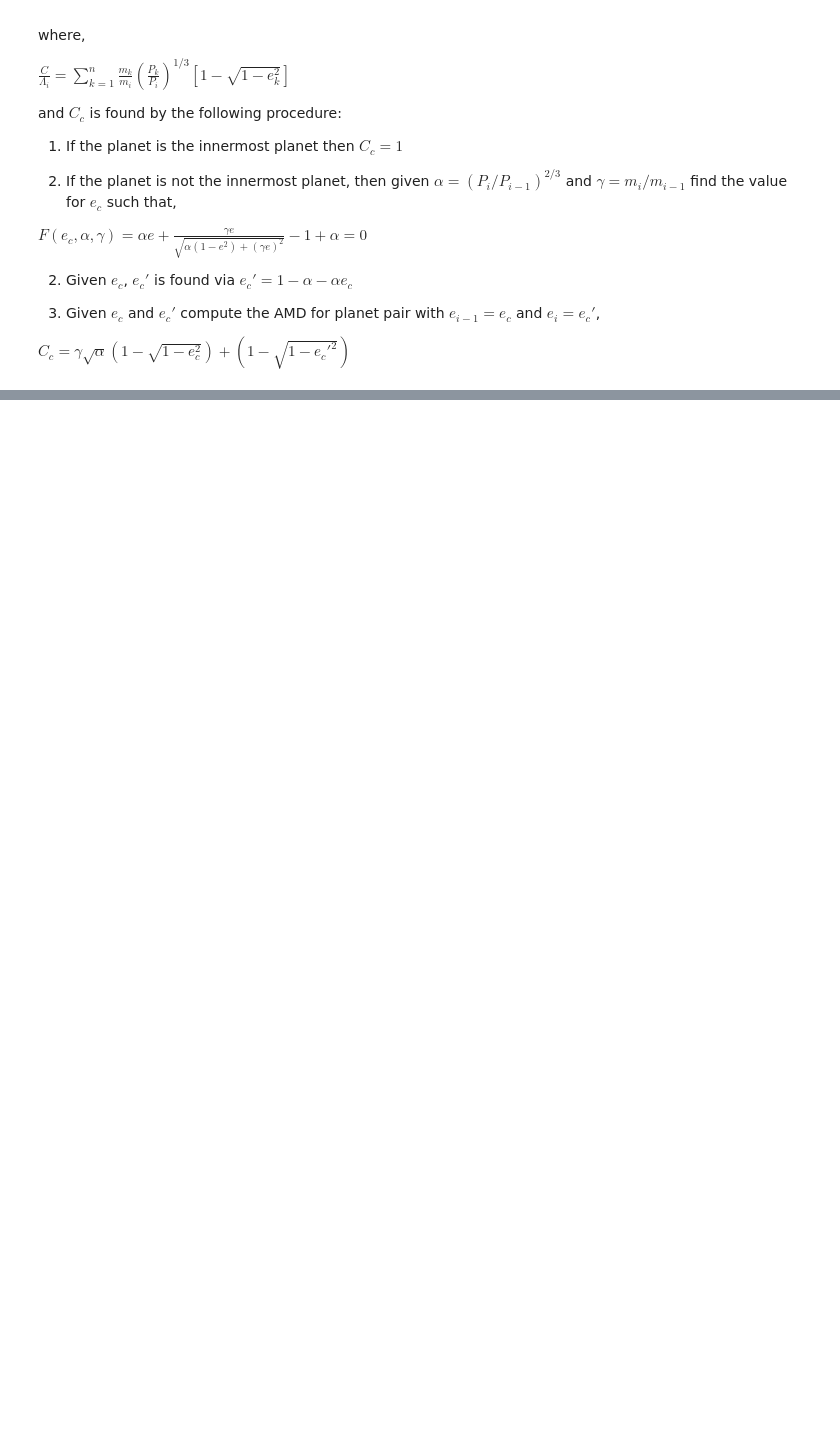
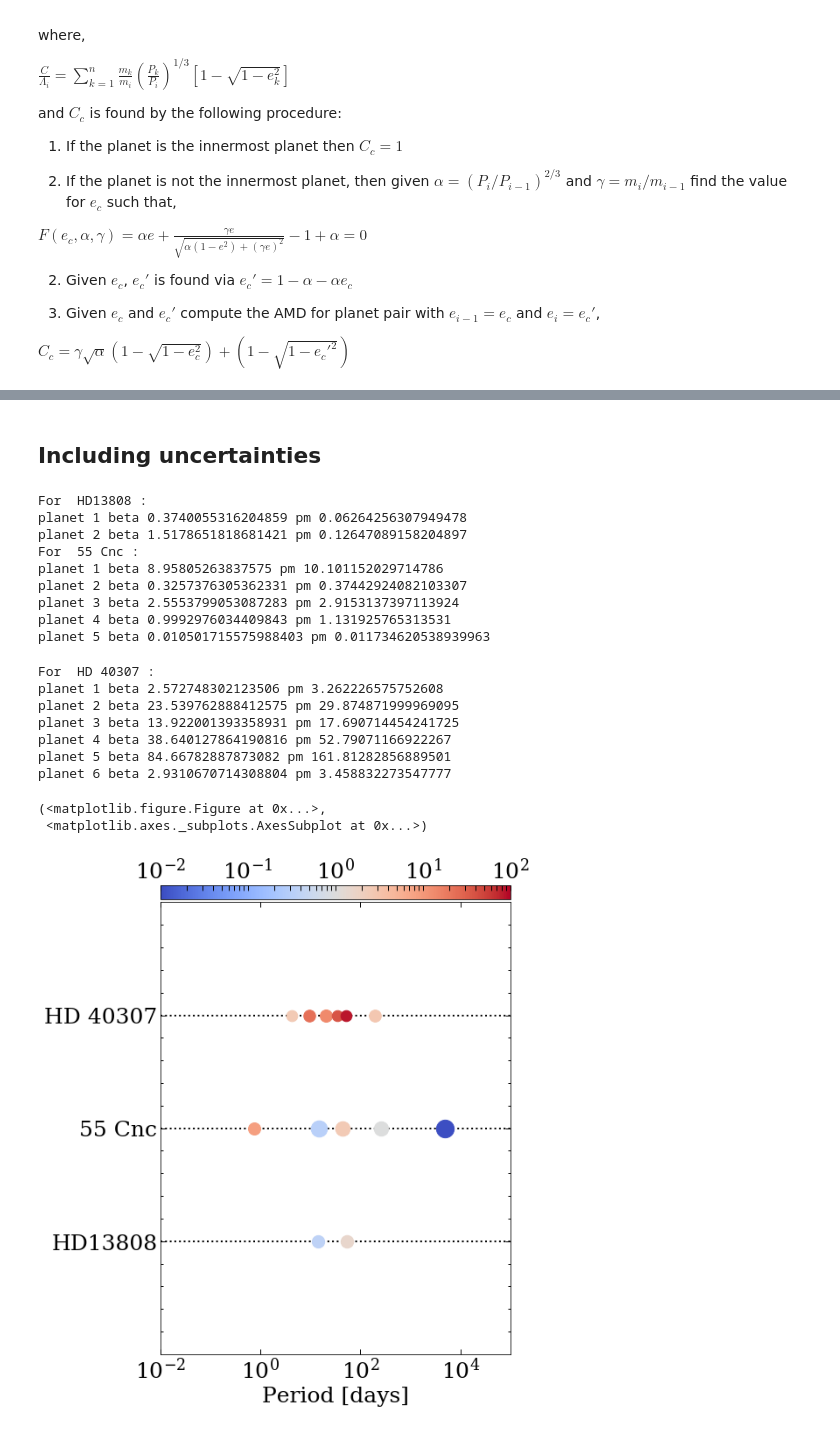
Before and after one commit to adamdempsey90/AMD-Stability, a Jupyter notebook: AMD-Stability.ipynb, the cells around one changed output, grey strips where cells are left out. Saved outputs shown, nothing was run; the diff lists cells and outputs as text; code cells hidden in the pictures; blank space fills up the shorter version.

Commit message:
Added uncertainties.

```diff
--- a/AMD-Stability.ipynb
+++ b/AMD-Stability.ipynb
@@ -28,3 +28,5 @@ $ F(e_c,\alpha,\gamma) = \alpha e + \frac{\gamma e}{\sqrt{\alpha (1 -e^2) + (\ga
 3) Given $e_c$ and $e_c'$ compute the AMD for planet pair with $e_{i-1}=e_c$ and $e_{i} = e_c'$,
 
 $C_c = \gamma \sqrt{\alpha} (1 - \sqrt{1 - e_c^2}) + (1 - \sqrt{1 - e_c'^2}) $
+# %%
+x,y = 0
@@ -199 +252,3 @@ planet 5 beta 0.8405508753449978
 [figure]
+# %% [markdown]
+## Including uncertainties
@@ -199,0 +332,45 @@ planet 5 beta 0.8405508753449978
+# %%
+hd13808 = [{ 'p':(14.182,.005) , 'e':(.17,.07), 'm':(.0325,.0029)}
+           ,{'p':(53.832,.1127), 'e':(.43,0)  , 'm':(.036,.0051)}]
+
+
+cnc55 = [{'p':(0.7365478, (1.2e-06 + 1.6e-06)/2), 'e':(.028,(0.019 + .022)/2), 'm':(.02703,.00135)},
+         {'p':(14.65314,(.00095+.0009)/2),        'e':(.0023,(.0016+.0025)/2), 'm':(.84,(.031+.23)/2)},
+         {'p':(44.373,(.018+.02)/2),              'e':(.072,(.014+.014)/2),    'm':(.1784,(.0078+.0275)/2)},
+         {'p':(260.91,.36),                       'e':(.08,(.057+.102)/2),     'm':(.1479,(.0093+.0219)/2)},
+         {'p':(4867.0,(25.+26)/2),                'e':(.0269,(.0065+.061)/2),  'm':(3.86,(.15+.6)/2)}]
+
+hd40307 = [{'p':(4.3115,.00027),  'e':(0.2,(.16+.14)/2.), 'm':(.012,.00094)},
+           {'p':(9.6207,.0013),   'e':(0.06,(.06+.11)/2), 'm':(.0202,.0014)},
+           {'p':(20.4184,.0052),  'e':(0.07,(.07+.11)/2), 'm':(.0275,.0018)},
+           {'p':(34.62, .21),     'e':(0.15,(.15+.13)/2), 'm':(.011,.0044)},
+           {'p':(51.56,.14),      'e':(0.02,(.02+.2)/2.), 'm':(.0114,.0019)},
+           {'p':(197.8,(5.7+9)/2),'e':(0.29,(.29+.31)/2), 'm':(.0223,.0082)}]
+
+
+systems= [(hd13808,'HD13808'),
+          (cnc55,'55 Cnc'),
+          (hd40307,'HD 40307')]
+
+
+plot_system_with_errors(systems,nsamples=10000)
+# %% [output]
+For  HD13808 :
+planet 1 beta 0.3740055316204859 pm 0.06264256307949478
+planet 2 beta 1.5178651818681421 pm 0.12647089158204897
+For  55 Cnc :
+planet 1 beta 8.95805263837575 pm 10.101152029714786
+planet 2 beta 0.3257376305362331 pm 0.37442924082103307
+planet 3 beta 2.5553799053087283 pm 2.9153137397113924
+planet 4 beta 0.9992976034409843 pm 1.131925765313531
+planet 5 beta 0.010501715575988403 pm 0.011734620538939963
+For  HD 40307 :
+planet 1 beta 2.572748302123506 pm 3.262226575752608
+planet 2 beta 23.539762888412575 pm 29.874871999969095
+planet 3 beta 13.922001393358931 pm 17.690714454241725
+planet 4 beta 38.640127864190816 pm 52.79071166922267
+planet 5 beta 84.66782887873082 pm 161.81282856889501
+planet 6 beta 2.9310670714308804 pm 3.458832273547777
+(<matplotlib.figure.Figure at 0x...>,
+ <matplotlib.axes._subplots.AxesSubplot at 0x...>)
+[figure, added]
```
Also changed, not shown: parts of 6 cells of this notebook.
